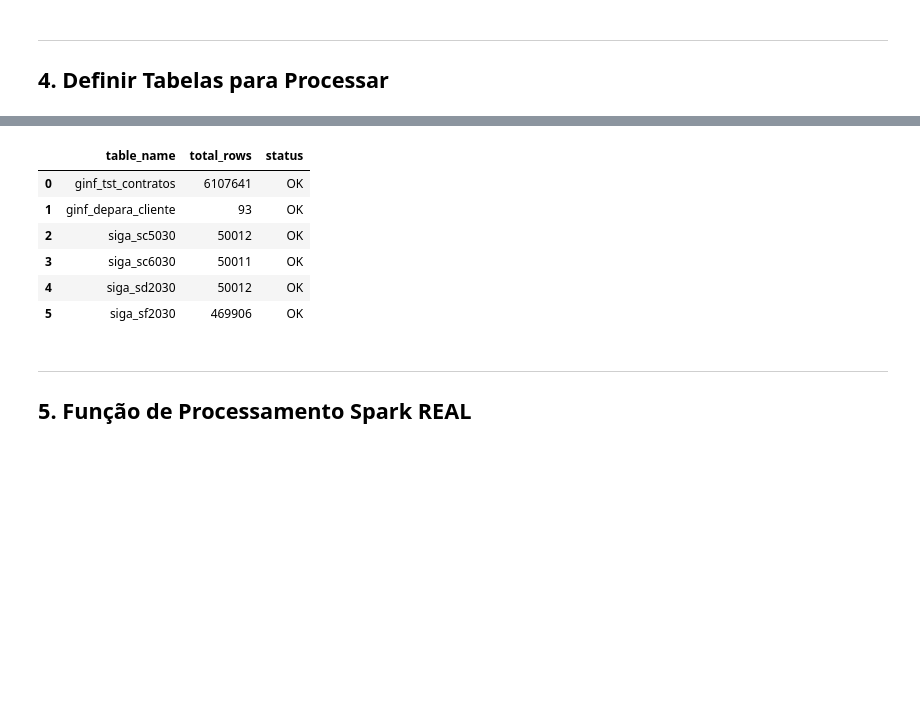
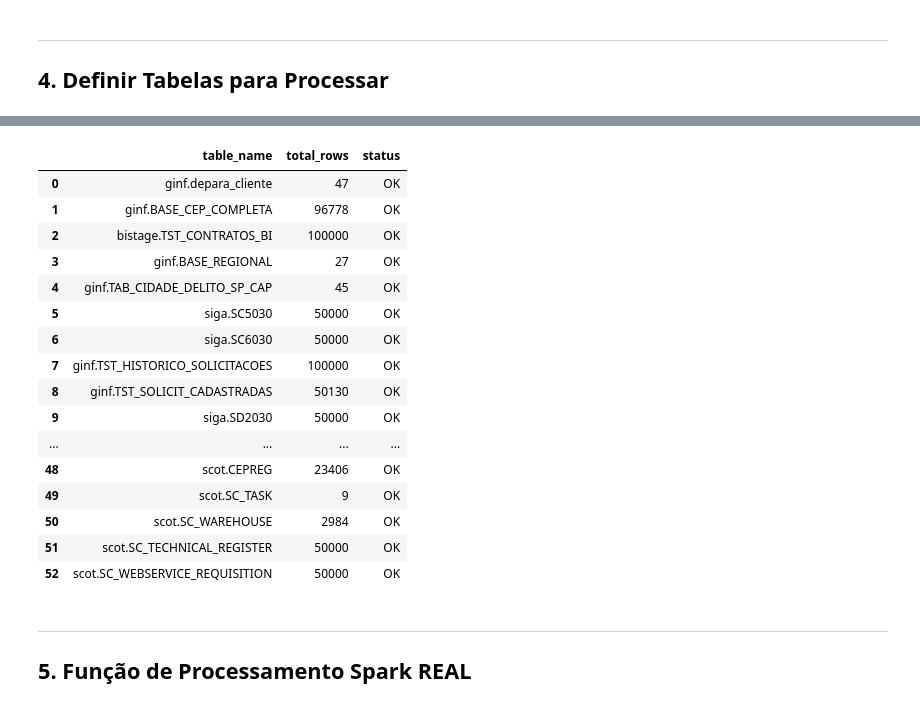
Before and after one commit to amarorn/data-pipeline-track, a Jupyter notebook: output/jupyter-notebook/silver-layer-spark-optimized.ipynb, the cells around one changed output, grey strips where cells are left out. Drawn from its saved outputs; the diff is of its cells as text; code cells hidden in the pictures; blank space fills up the shorter version.

```diff
--- a/output/jupyter-notebook/silver-layer-spark-optimized.ipynb
+++ b/output/jupyter-notebook/silver-layer-spark-optimized.ipynb
@@ -358,19 +358,67 @@ Success: Tabelas de métricas criadas
 tables_info = []
 
 tables_to_process = [
-    "ginf_tst_contratos",
-    "ginf_depara_cliente",
-    "siga_sc5030",
-    "siga_sc6030",
-    "siga_sd2030",
-    "siga_sf2030"
+    "ginf.depara_cliente",
+    "ginf.BASE_CEP_COMPLETA",
+    "bistage.TST_CONTRATOS_BI",
+    "ginf.BASE_REGIONAL",
+    "ginf.TAB_CIDADE_DELITO_SP_CAP",
+    "siga.SC5030",
+    "siga.SC6030",
+    "ginf.TST_HISTORICO_SOLICITACOES",
+    "ginf.TST_SOLICIT_CADASTRADAS",
+    "siga.SD2030",
+    "siga.CN9030",
+    "siga.SA1030",
+    "siga.SA3030",
+    "siga.SB1030",
+    "siga.SZH030",
+    "siga.SZJ030",
+    "siga.SZU030",
+    "siga.SZV030",
+    "siga.SZW030",
+    "siga.ZAA030",
+    "siga.ZA1030",
+    "siga.ZA3030",
+    "siga.ZB3030",
+    "siga.ZE8030",
+    "siga.ZTX030",
+    "siga.ZT1030",
+    "siga.CN1030",
+    "siga.CNB030",
+    "siga.SE4030",
+    "siga.SF2030",
+    "ginf.TST_CONTRATOS",
+    "scot.ERP_PRODUCT",
+    "scot.ERP_PRODUCT_ITEM",
+    "scot.ERP_VEHICLE",
+    "scot.ERP_AGREEMENT",
+    "scot.SC_CITY",
+    "scot.SC_GROUP",
+    "scot.SC_LOCATION",
+    "scot.SC_REQ_FILE",
+    "scot.SC_REQUISITION",
+    "scot.SC_REQUISITION_HISTORY",
+    "scot.SC_REQUISITION_QUEUE",
+    "scot.SC_REQUISITION_STATUS",
+    "scot.SC_RESERVE",
+    "scot.SC_RESERVE_LOCATION",
+    "scot.SC_RESULT_CODE",
+    "scot.SC_ROLE",
+    "scot.SC_STATE",
+    "scot.CEPREG",
+    "scot.SC_TASK",
+    "scot.SC_WAREHOUSE",
+    "scot.SC_TECHNICAL_REGISTER",
+    "scot.SC_WEBSERVICE_REQUISITION",
 ]
 
 print(" Verificando tabelas Bronze...\n")
 
 for table in tables_to_process:
      try:
-         result = client.query(f"SELECT count() FROM {CH_DATABASE_BRONZE}.{table}")
+         bronze_table = table.split(".", 1)[-1].lower()
+         result = client.query(f"SELECT count() FROM {CH_DATABASE_BRONZE}.{bronze_table}")
          count = result.result_rows[0][0]
          if count > 0:
              tables_info.append({
@@ -380,10 +428,11 @@ for table in tables_to_process:
              })
              print(f"Success: {table}: {count:,} linhas")
      except Exception as e:
-         print(f"Error {table}: {str(e)[:80]}")
+         print(f"Error {table}: {str(e)[:200]}")
 
 df_tables = pd.DataFrame(tables_info)
-print(f"\n Total: {len(tables_info)} tabelas, {df_tables['total_rows'].sum():,} linhas")
+total_rows = df_tables['total_rows'].sum() if 'total_rows' in df_tables.columns else 0
+print(f"\n Total: {len(tables_info)} tabelas, {total_rows:,} linhas")
 df_tables
 # %% [output]
  Verificando tabelas Bronze...
@@ -399,10 +455,20 @@ Success: siga_sf2030: 469,906 linhas
 |  | table_name | total_rows | status |
-| 0 | ginf_tst_contratos | 6107641 | OK |
-| 1 | ginf_depara_cliente | 93 | OK |
-| 2 | siga_sc5030 | 50012 | OK |
-| 3 | siga_sc6030 | 50011 | OK |
-| 4 | siga_sd2030 | 50012 | OK |
-| 5 | siga_sf2030 | 469906 | OK |
+| 0 | ginf.depara_cliente | 47 | OK |
+| 1 | ginf.BASE_CEP_COMPLETA | 96778 | OK |
+| 2 | bistage.TST_CONTRATOS_BI | 100000 | OK |
+| 3 | ginf.BASE_REGIONAL | 27 | OK |
+| 4 | ginf.TAB_CIDADE_DELITO_SP_CAP | 45 | OK |
+| 5 | siga.SC5030 | 50000 | OK |
+| 6 | siga.SC6030 | 50000 | OK |
+| 7 | ginf.TST_HISTORICO_SOLICITACOES | 100000 | OK |
+| 8 | ginf.TST_SOLICIT_CADASTRADAS | 50130 | OK |
+| 9 | siga.SD2030 | 50000 | OK |
+| ... | ... | ... | ... |
+| 48 | scot.CEPREG | 23406 | OK |
+| 49 | scot.SC_TASK | 9 | OK |
+| 50 | scot.SC_WAREHOUSE | 2984 | OK |
+| 51 | scot.SC_TECHNICAL_REGISTER | 50000 | OK |
+| 52 | scot.SC_WEBSERVICE_REQUISITION | 50000 | OK |
 # %% [markdown]
 ---
 ## 5. Função de Processamento Spark REAL
```
Also changed, not shown: parts of 9 cells of this notebook, 15 other files.
